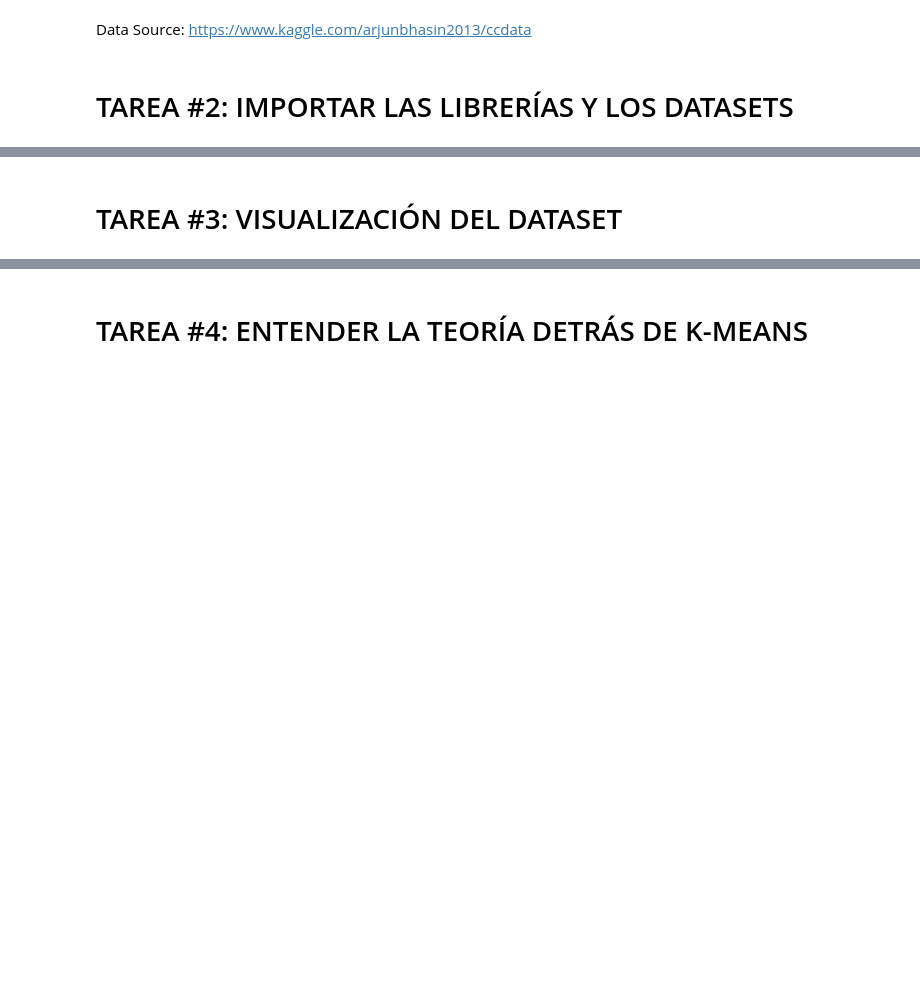
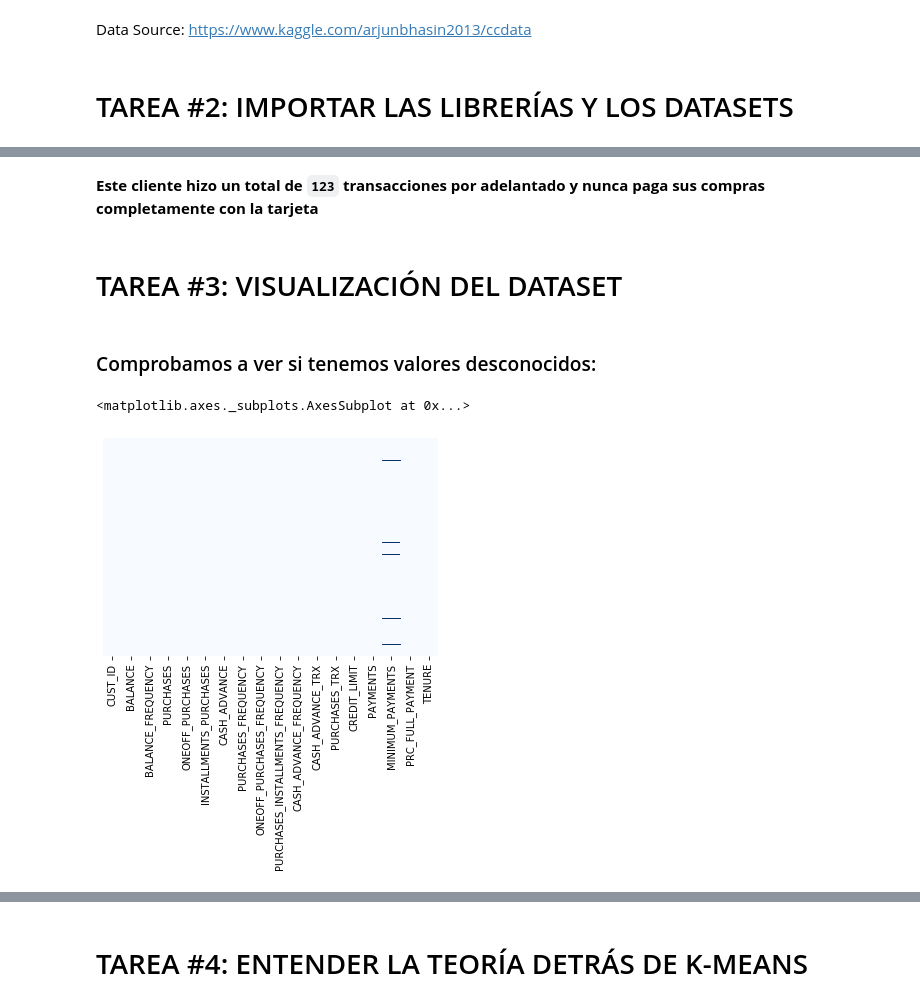
Before and after one commit to dasafo/ds4b, a Jupyter notebook: 2. Marketing Department/Solución_Departamento_de_Marketing.ipynb, the cells around one changed output, grey strips where cells are left out. Drawn from its saved outputs; the diff is of its cells as text; code cells hidden in the pictures; blank space fills up the shorter version.

```diff
--- a/2. Marketing Department/Solución_Departamento_de_Marketing.ipynb
+++ b/2. Marketing Department/Solución_Departamento_de_Marketing.ipynb
@@ -36,4 +36,4 @@ from sklearn.preprocessing import StandardScaler, normalize
 from sklearn.cluster import KMeans
 from sklearn.decomposition import PCA
 # %%
-creditcard_df = pd.read_csv("Marketing_data.csv")
+df = pd.read_csv("Marketing_data.csv")
@@ -91,6 +145,12 @@ creditcard_df[creditcard_df['CASH_ADVANCE'] == 47137.211760000006]
+# %% [markdown]
+**Este cliente hizo un total de `123` transacciones por adelantado y nunca paga sus compras completamente con la tarjeta**
 # %% [markdown]
 # TAREA #3: VISUALIZACIÓN DEL DATASET
+# %% [markdown]
+### Comprobamos a ver si tenemos valores desconocidos:
 # %%
-# Comprobemos a ver si tenemos datos faltantes, esperemos que no!
-sns.heatmap(creditcard_df.isnull(), yticklabels=False, cbar = False, cmap = "Blues")
+sns.heatmap(df.isnull(), yticklabels=False, cbar = False, cmap = "Blues")
+# %% [output]
+<matplotlib.axes._subplots.AxesSubplot at 0x...>
+[figure, added]
 # %%
```
Also changed, not shown: parts of 64 cells of this notebook, 1 other file.
